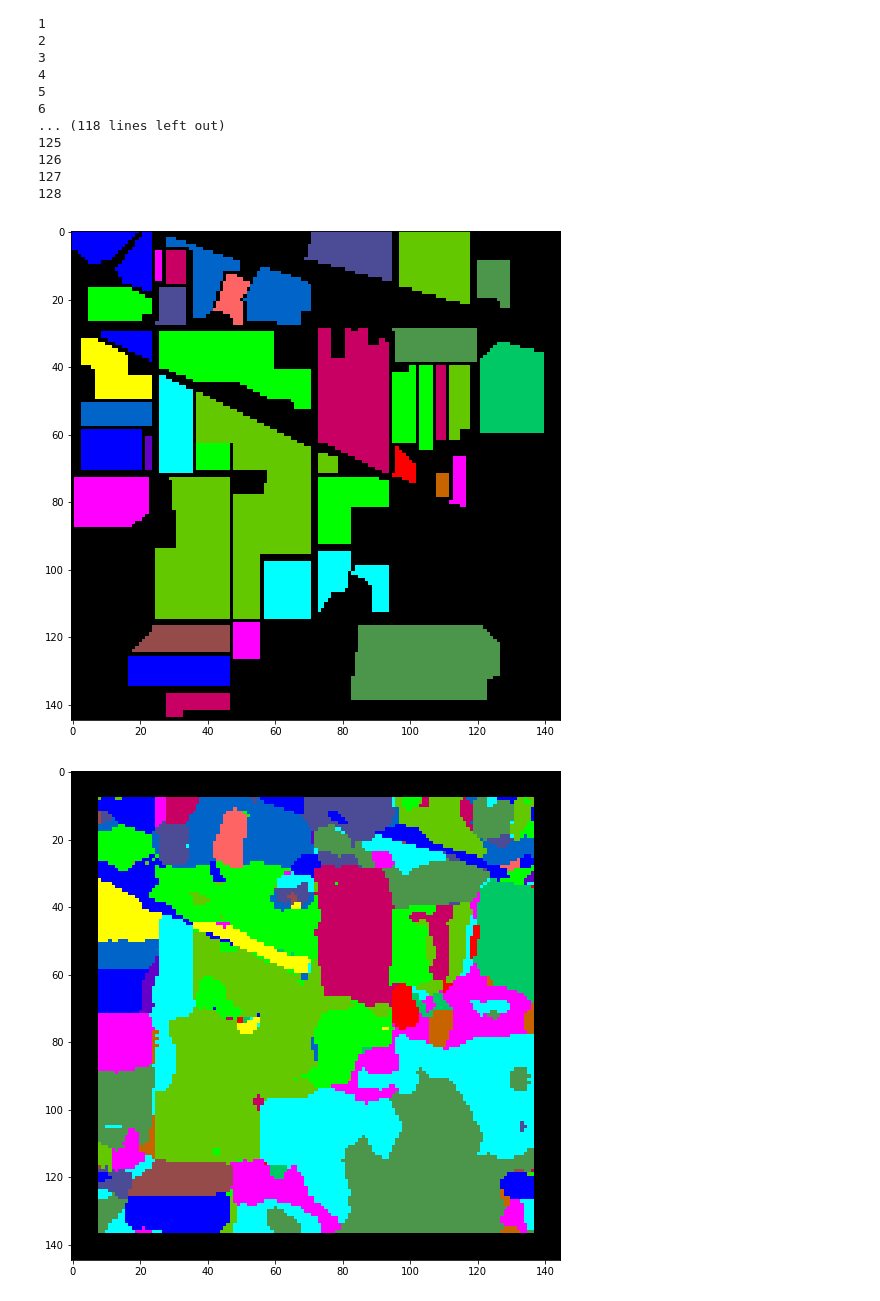
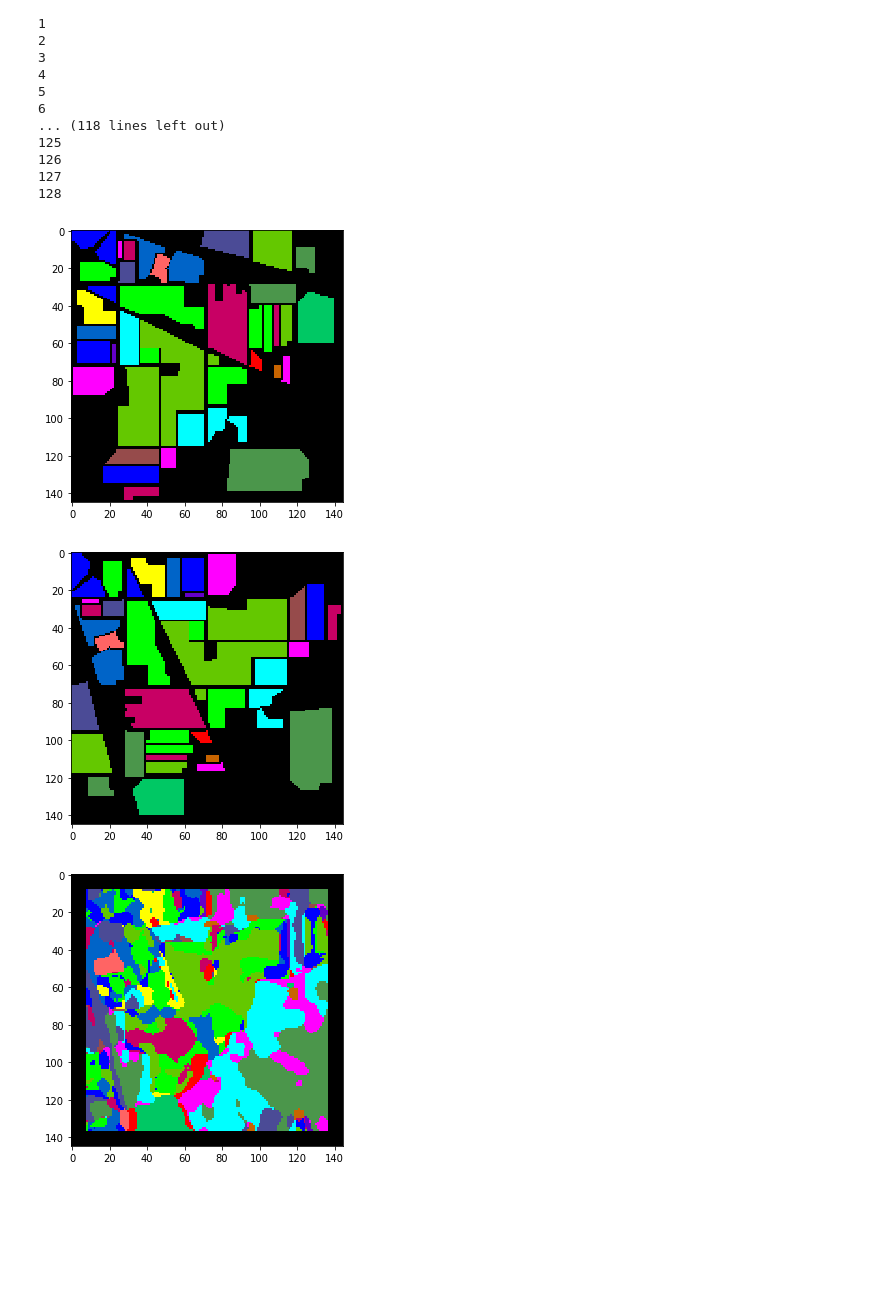
Before and after one commit to ccupido/Hyperspectral, a Jupyter notebook: Decoder_Spatial_CNN.ipynb, the cells around one changed output. Cells and saved outputs as stored; diff of their text form; code cells hidden in the pictures; blank space fills up the shorter version.

```diff
--- a/Decoder_Spatial_CNN.ipynb
+++ b/Decoder_Spatial_CNN.ipynb
@@ -24,7 +24,8 @@ input_image = scipy.io.loadmat(os.path.join(DATA_PATH, "Indian_pines.mat"))['ind
 output_image = scipy.io.loadmat(os.path.join(DATA_PATH, "Indian_pines_gt.mat"))['indian_pines_gt']
 print(input_image.shape)
 
-#input_image = np.transpose(input_image, (1,0,2))
+input_image = np.transpose(input_image, (1,0,2))
+output_image_2 = np.transpose(output_image, (1,0))
 print(input_image.shape)
 
 #model_name = 'model-spatial-11X11.ckpt-3999'
@@ -175,7 +176,7 @@ def decoder():
             print(i)
             for j in range(width-PATCH_SIZE+1):
                 target = int(output_image[i+PATCH_SIZE//2, j+PATCH_SIZE//2])
-                if target == 18 :
+                if target == 25 : # fix this cludge
                     continue
                 else :
                     image_patch=Patch(input_image,i,j)
@@ -210,8 +211,10 @@ Tensor("Reshape:0", shape=(1, 900), dtype=float32)
 128
 # %%
 ground_truth = spectral.imshow(classes = output_image,figsize =(5,5))
+ground_truth2 = spectral.imshow(classes = output_image_2,figsize =(5,5))
 predict_image = spectral.imshow(classes = predicted_image.astype(int),figsize =(5,5))
 # %% [output]
-[figure, old version]
+[figure, new version]
-[figure, old version]
+[figure, new version]
+[figure, added]
 # %%
```
Also changed, not shown: parts of 1 cell of this notebook, 2 other files.
